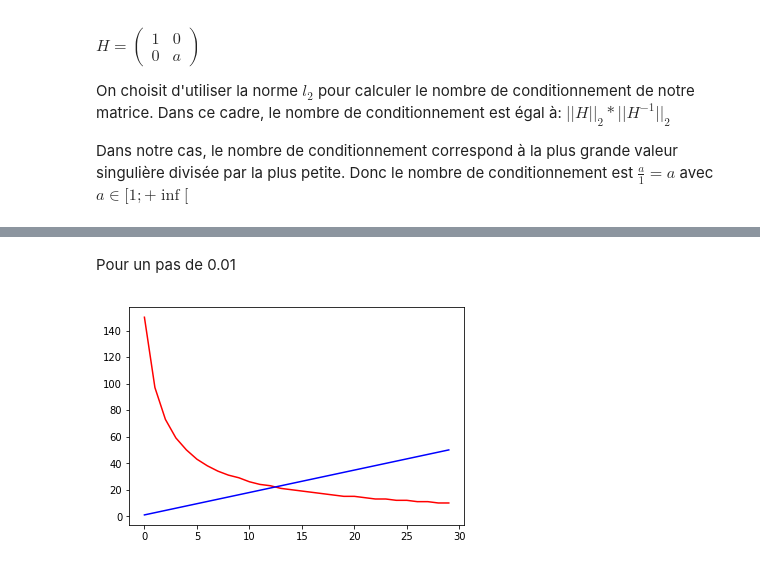
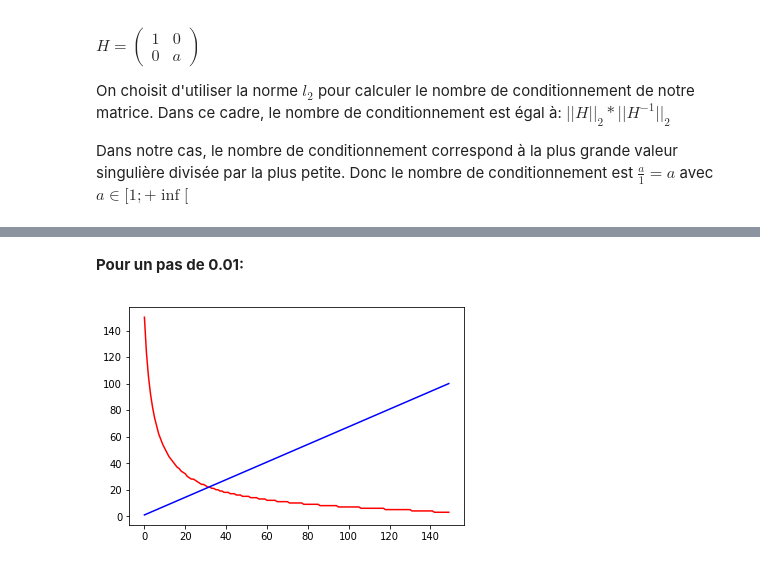
Before and after one commit to Garfounkel/Convex-Optimisation, a Jupyter notebook: ocvx_exam2_2019.ipynb, the cells around one changed output, grey strips where cells are left out. Saved outputs shown, nothing was run; the diff lists cells and outputs as text; code cells hidden in the pictures.

```diff
--- a/ocvx_exam2_2019.ipynb
+++ b/ocvx_exam2_2019.ipynb
@@ -66,7 +66,7 @@ def gradient_descent(x, ob_function, d_direction,
         print(' Iteration nu. = {}\n approx. = {}\n ob value = {}\n and decay = {}.'.format(n_iter, x.flatten(), y[0], decay))
     return ((x, y), n_iter) if decay <= tolerance else warnings.warn("Decay didn't get under tolerance rate.", RuntimeWarning)
 # %%
-def eval_nb_iterations(step, set_size=30, max_value=50):
+def eval_nb_iterations(step, set_size=60, max_value=50):
 
     a_values = np.linspace(1, max_value, num=set_size)
     iterations = np.zeros((set_size, 1))
@@ -95,6 +111,6 @@ def eval_nb_iterations(step, set_size=30, max_value=50):
 # %% [markdown]
-Pour un pas de 0.01
+**Pour un pas de 0.01:**
 # %%
-eval_nb_iterations(0.01)
+eval_nb_iterations(0.01, 150, 100)
 # %% [output]
-[figure, old version]
+[figure, new version]
```
Also changed, not shown: parts of 13 cells of this notebook.
